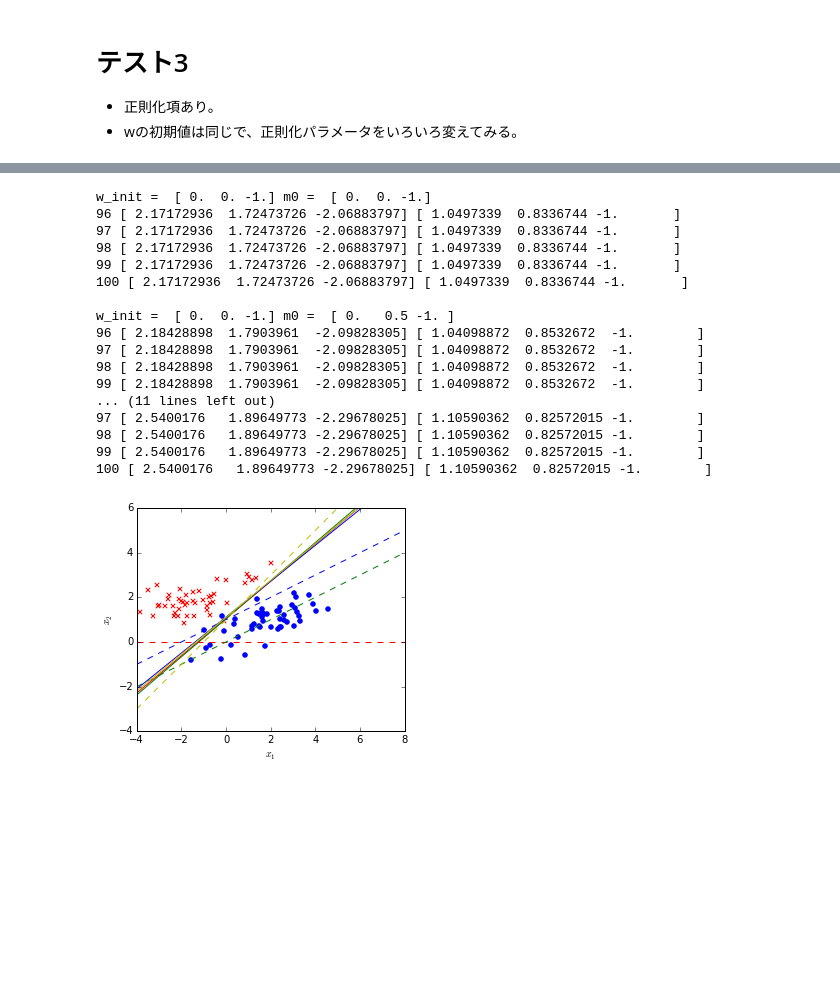
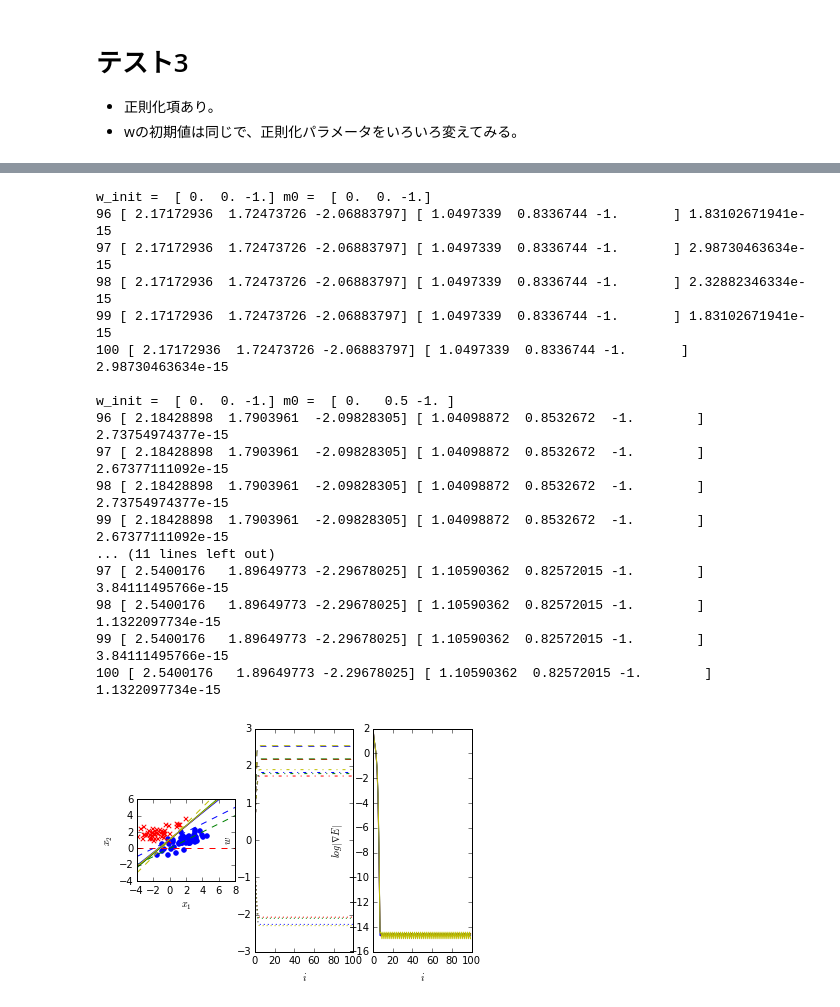
Before and after one commit to directorscut82/osaka_prml_reading, a Jupyter notebook: ipynb/PRML4.3-4.5_Logistic_Regression.ipynb, the cells around one changed output, grey strips where cells are left out. Saved outputs shown, nothing was run; the diff lists cells and outputs as text; code cells hidden in the pictures; blank space fills up the shorter version.

```diff
--- a/ipynb/PRML4.3-4.5_Logistic_Regression.ipynb
+++ b/ipynb/PRML4.3-4.5_Logistic_Regression.ipynb
@@ -145,7 +197,8 @@ w_init =  [ 0.   0.5 -1. ] m0 =  None
 # %%
 # データ集合その2の場合
-plot_data(x_2, t_2)
+fig, axes = plt.subplots(1, 3)
+plot_data(axes[0], x_2, t_2)
 for w_init, c in zip(ws, colors):
-    test(x_2, t_2, c, w_init=w_init, iter=100)
+    test(x_2, t_2, c, axes, w_init=w_init, iter=100)
 # %% [output]
 w_init =  [ 0.  0. -1.] m0 =  None
@@ -172,8 +225,9 @@ w_init =  [ 0.   0.5 -1. ] m0 =  None
 - 正則化パラメータは同じで、wの初期値をいろいろ変えてみる。
 # %%
 # データ集合その1の場合
-plot_data(x_1, t_1)
+fig, axes = plt.subplots(1, 3)
+plot_data(axes[0], x_1, t_1)
 for w_init, c in zip(ws, colors):
-    test(x_1, t_1, c, w_init=w_init, m0=m0s[0], S0inv=I, iter=100)
+    test(x_1, t_1, c, axes, w_init=w_init, m0=m0s[0], S0inv=I, iter=100)
 # %% [output]
 w_init =  [ 0.  0. -1.] m0 =  [ 0.  0. -1.]
@@ -197,7 +251,8 @@ w_init =  [ 0.   0.5 -1. ] m0 =  [ 0.  0. -1.]
 # %%
 # データ集合その2の場合
-plot_data(x_2, t_2)
+fig, axes = plt.subplots(1, 3)
+plot_data(axes[0], x_2, t_2)
 for w_init, c in zip(ws, colors):
-    test(x_2, t_2, c, w_init=w_init, m0=m0s[0], S0inv=I, iter=100)
+    test(x_2, t_2, c, axes, w_init=w_init, m0=m0s[0], S0inv=I, iter=100)
 # %% [output]
 w_init =  [ 0.  0. -1.] m0 =  [ 0.  0. -1.]
@@ -224,8 +279,9 @@ w_init =  [ 0.   0.5 -1. ] m0 =  [ 0.  0. -1.]
 - wの初期値は同じで、正則化パラメータをいろいろ変えてみる。
 # %%
 # データ集合その1の場合
-plot_data(x_1, t_1)
+fig, axes = plt.subplots(1, 3)
+plot_data(axes[0], x_1, t_1)
 for m0, c in zip(m0s, colors):
-    test(x_1, t_1, c, w_init=ws[0], m0=m0, S0inv=I, iter=100)
+    test(x_1, t_1, c, axes, w_init=ws[0], m0=m0, S0inv=I, iter=100)
 # %% [output]
 w_init =  [ 0.  0. -1.] m0 =  [ 0.  0. -1.]
@@ -249,24 +305,25 @@ w_init =  [ 0.  0. -1.] m0 =  [ 0.   0.5 -1. ]
 # %%
 # データ集合その2の場合
-plot_data(x_2, t_2)
+fig, axes = plt.subplots(1, 3)
+plot_data(axes[0], x_2, t_2)
 for m0, c in zip(m0s, colors):
-    test(x_2, t_2, c, w_init=ws[0], m0=m0, S0inv=I, iter=100)
+    test(x_2, t_2, c, axes, w_init=ws[0], m0=m0, S0inv=I, iter=100)
 # %% [output]
 w_init =  [ 0.  0. -1.] m0 =  [ 0.  0. -1.]
-96 [ 2.17172936  1.72473726 -2.06883797] [ 1.0497339  0.8336744 -1.       ]
-97 [ 2.17172936  1.72473726 -2.06883797] [ 1.0497339  0.8336744 -1.       ]
-98 [ 2.17172936  1.72473726 -2.06883797] [ 1.0497339  0.8336744 -1.       ]
-99 [ 2.17172936  1.72473726 -2.06883797] [ 1.0497339  0.8336744 -1.       ]
-100 [ 2.17172936  1.72473726 -2.06883797] [ 1.0497339  0.8336744 -1.       ]
+96 [ 2.17172936  1.72473726 -2.06883797] [ 1.0497339  0.8336744 -1.       ] 1.83102671941e-15
+97 [ 2.17172936  1.72473726 -2.06883797] [ 1.0497339  0.8336744 -1.       ] 2.98730463634e-15
+98 [ 2.17172936  1.72473726 -2.06883797] [ 1.0497339  0.8336744 -1.       ] 2.32882346334e-15
+99 [ 2.17172936  1.72473726 -2.06883797] [ 1.0497339  0.8336744 -1.       ] 1.83102671941e-15
+100 [ 2.17172936  1.72473726 -2.06883797] [ 1.0497339  0.8336744 -1.       ] 2.98730463634e-15
 
 w_init =  [ 0.  0. -1.] m0 =  [ 0.   0.5 -1. ]
-96 [ 2.18428898  1.7903961  -2.09828305] [ 1.04098872  0.8532672  -1.        ]
-97 [ 2.18428898  1.7903961  -2.09828305] [ 1.04098872  0.8532672  -1.        ]
-98 [ 2.18428898  1.7903961  -2.09828305] [ 1.04098872  0.8532672  -1.        ]
-99 [ 2.18428898  1.7903961  -2.09828305] [ 1.04098872  0.8532672  -1.        ]
+96 [ 2.18428898  1.7903961  -2.09828305] [ 1.04098872  0.8532672  -1.        ] 2.73754974377e-15
+97 [ 2.18428898  1.7903961  -2.09828305] [ 1.04098872  0.8532672  -1.        ] 2.67377111092e-15
+98 [ 2.18428898  1.7903961  -2.09828305] [ 1.04098872  0.8532672  -1.        ] 2.73754974377e-15
+99 [ 2.18428898  1.7903961  -2.09828305] [ 1.04098872  0.8532672  -1.        ] 2.67377111092e-15
 ... (11 lines left out)
-97 [ 2.5400176   1.89649773 -2.29678025] [ 1.10590362  0.82572015 -1.        ]
-98 [ 2.5400176   1.89649773 -2.29678025] [ 1.10590362  0.82572015 -1.        ]
-99 [ 2.5400176   1.89649773 -2.29678025] [ 1.10590362  0.82572015 -1.        ]
-100 [ 2.5400176   1.89649773 -2.29678025] [ 1.10590362  0.82572015 -1.        ]
+97 [ 2.5400176   1.89649773 -2.29678025] [ 1.10590362  0.82572015 -1.        ] 3.84111495766e-15
+98 [ 2.5400176   1.89649773 -2.29678025] [ 1.10590362  0.82572015 -1.        ] 1.1322097734e-15
+99 [ 2.5400176   1.89649773 -2.29678025] [ 1.10590362  0.82572015 -1.        ] 3.84111495766e-15
+100 [ 2.5400176   1.89649773 -2.29678025] [ 1.10590362  0.82572015 -1.        ] 1.1322097734e-15
-[figure, old version]
+[figure, new version]
```
Also changed, not shown: parts of 12 cells of this notebook.
